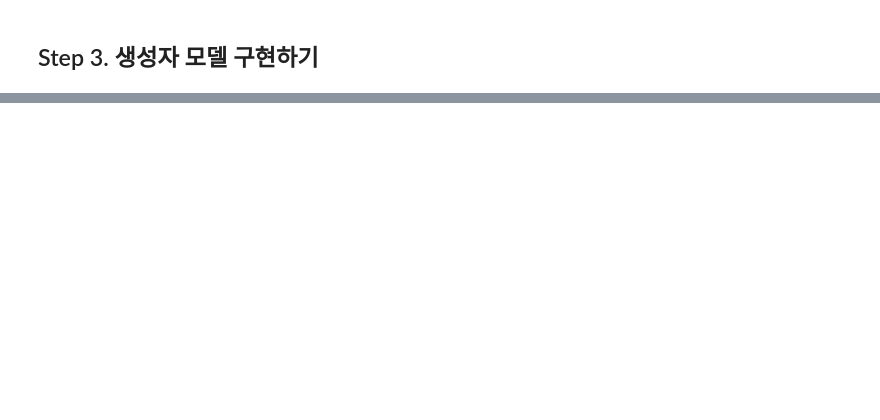
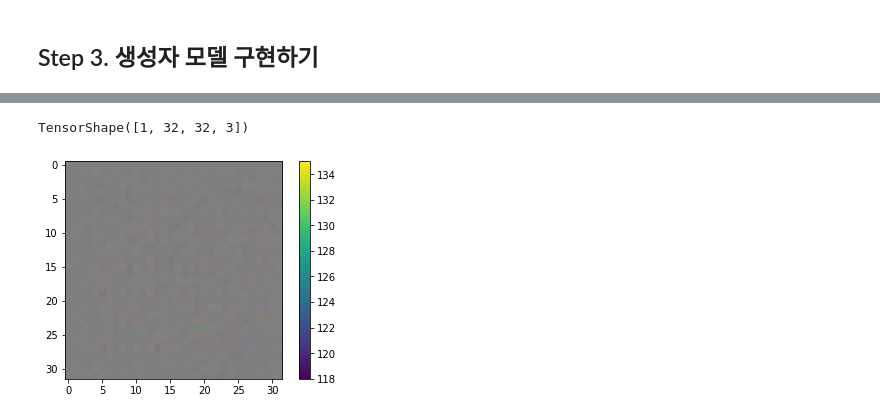
Before and after one commit to soy53/AIFFEL, a Jupyter notebook: Exploration/[E-11]Generator_modeling.ipynb, the cells around one changed output, grey strips where cells are left out. Cells and saved outputs as stored; diff of their text form; code cells hidden in the pictures; blank space fills up the shorter version.

```diff
--- a/Exploration/[E-11]Generator_modeling.ipynb
+++ b/Exploration/[E-11]Generator_modeling.ipynb
@@ -32,0 +132,4 @@ train_x.shape
+# %%
+generator = make_generator_model()
+
+generator.summary()
@@ -32,0 +154,17 @@ train_x.shape
+# %%
+# 랜덤 노이즈 벡터를 생성하여 결과물 만들기
+noise = tf.random.normal([1, 100])
+# %%
+# 생성된 랜덤 이미지가 생성자 출력 규격에 잘 맞는지 확인
+generated_image = generator(noise, training=False)
+ # 학습하는 중이 아니기 때문에 training=False로 설정(Batch Normalization 레이어는 훈련 시기와 추론 시기의 행동이 달라 제대로 설정해주어야 함)
+generated_image.shape
+# %% [output]
+TensorShape([1, 32, 32, 3])
+# %%
+# 이미지 시각화
+plt.imshow(np.array((generated_image[0, :, :, :]*127.5)+127.5, np.int32))
+plt.colorbar()
+plt.show()
+# %% [output]
+[figure, added]
```
Also changed, not shown: parts of 45 cells of this notebook.
